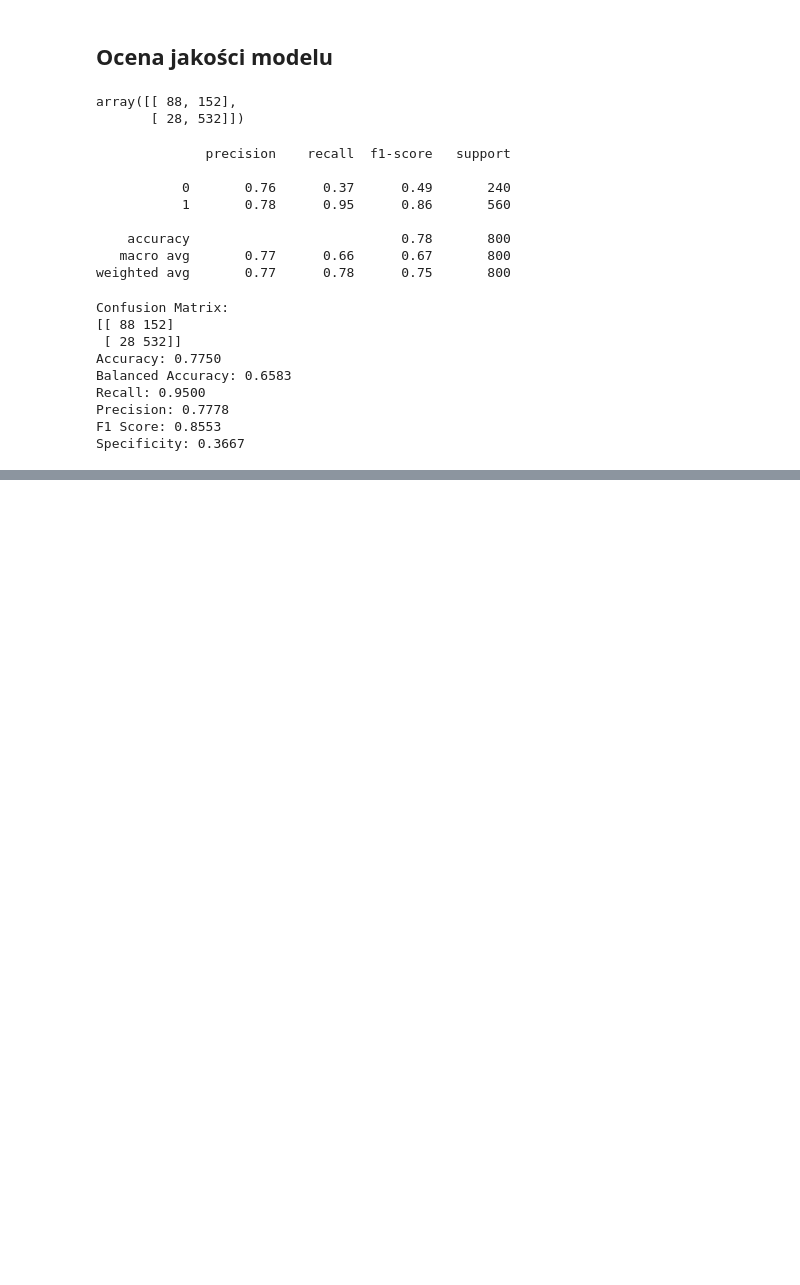
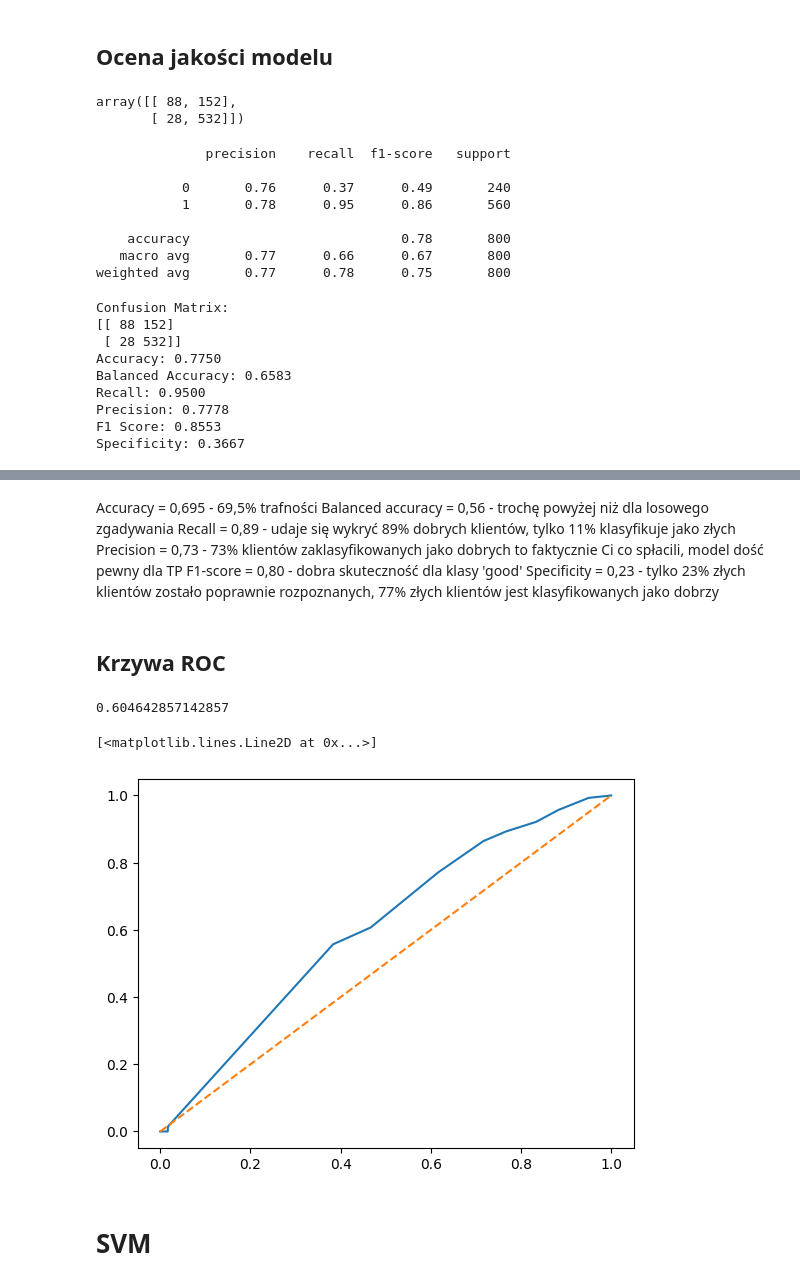
Before and after one commit to lwawrowski/cdv_bigdata, a Jupyter notebook: metody_analizy_przetwarzania_danych/2024_2025/gr2/20250427_klasyfikacja.ipynb, the cells around one changed output, grey strips where cells are left out. Saved outputs shown, nothing was run; the diff lists cells and outputs as text; code cells hidden in the pictures; blank space fills up the shorter version.

```diff
--- a/metody_analizy_przetwarzania_danych/2024_2025/gr2/20250427_klasyfikacja.ipynb
+++ b/metody_analizy_przetwarzania_danych/2024_2025/gr2/20250427_klasyfikacja.ipynb
@@ -1,7 +1,9 @@
 # %%
 import pandas as pd
+from janitor import clean_names
 
 credit = pd.read_csv('data/german_credit_final.csv')
+credit = credit.clean_names()
 # %%
 from sklearn.model_selection import train_test_split
 
@@ -35,7 +37,7 @@ Name: proportion, dtype: float64
 # %%
 from sklearn.tree import DecisionTreeClassifier, plot_tree
 
-clf_tree = DecisionTreeClassifier(random_state=42, max_depth=4, )
+clf_tree = DecisionTreeClassifier(random_state=42, max_depth=4)
 clf_tree.fit(X_train, y_train)
 # %% [output]
 DecisionTreeClassifier(max_depth=4, random_state=42)
@@ -104,0 +132,25 @@ Specificity: 0.3667
+# %% [markdown]
+Accuracy = 0,695 - 69,5% trafności
+Balanced accuracy = 0,56 - trochę powyżej niż dla losowego zgadywania
+Recall = 0,89 - udaje się wykryć 89% dobrych klientów, tylko 11% klasyfikuje jako złych
+Precision = 0,73 - 73% klientów zaklasyfikowanych jako dobrych to faktycznie Ci co spłacili, model dość pewny dla TP
+F1-score = 0,80 - dobra skuteczność dla klasy 'good'
+Specificity = 0,23 - tylko 23% złych klientów zostało poprawnie rozpoznanych, 77% złych klientów jest klasyfikowanych jako dobrzy
+# %% [markdown]
+## Krzywa ROC
+# %%
+from sklearn.metrics import roc_auc_score, roc_curve
+
+y_pred_proba_test_tree = clf_tree.predict_proba(X_test)[:, 1]
+print(roc_auc_score(y_test, y_pred_proba_test_tree))
+# %% [output]
+0.604642857142857
+# %%
+fpr, tpr, thresholds = roc_curve(y_test, y_pred_proba_test_tree)
+plt.plot(fpr, tpr)
+plt.plot([0, 1], [0, 1], linestyle='--')
+# %% [output]
+[<matplotlib.lines.Line2D at 0x...>]
+[figure, added]
+# %% [markdown]
+# SVM
```
Also changed, not shown: parts of 22 cells of this notebook, 1 other file.
